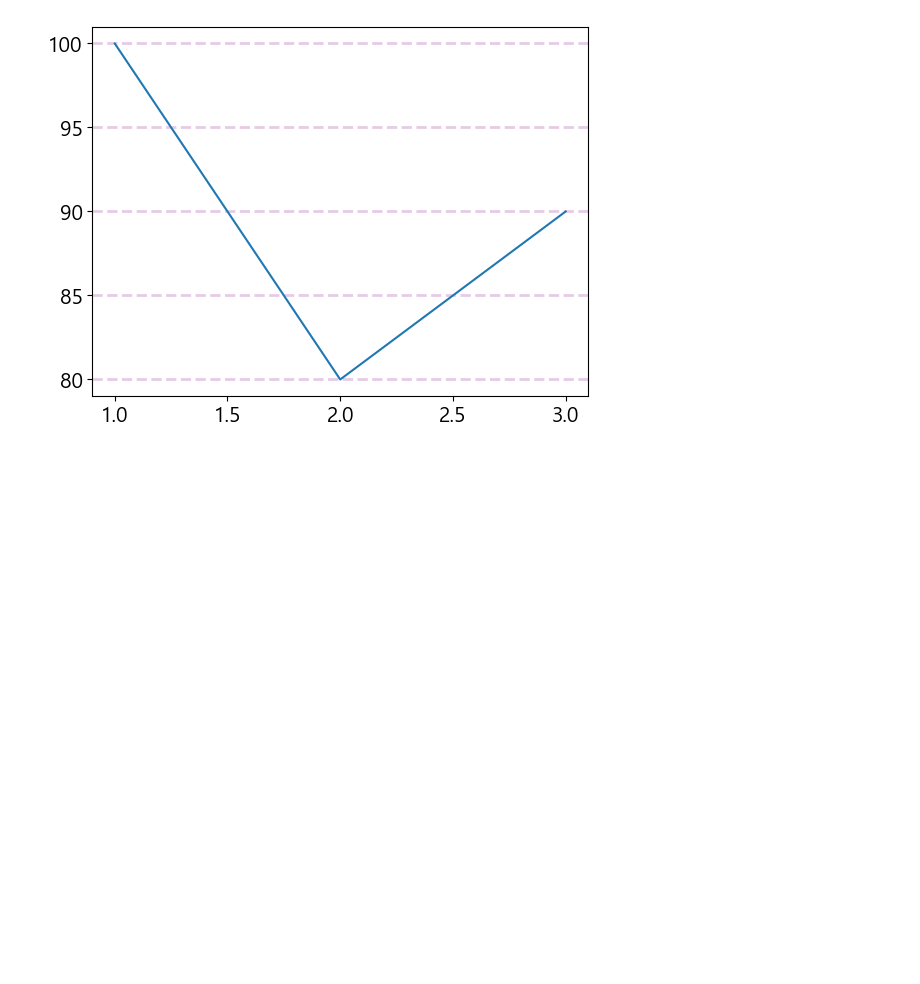
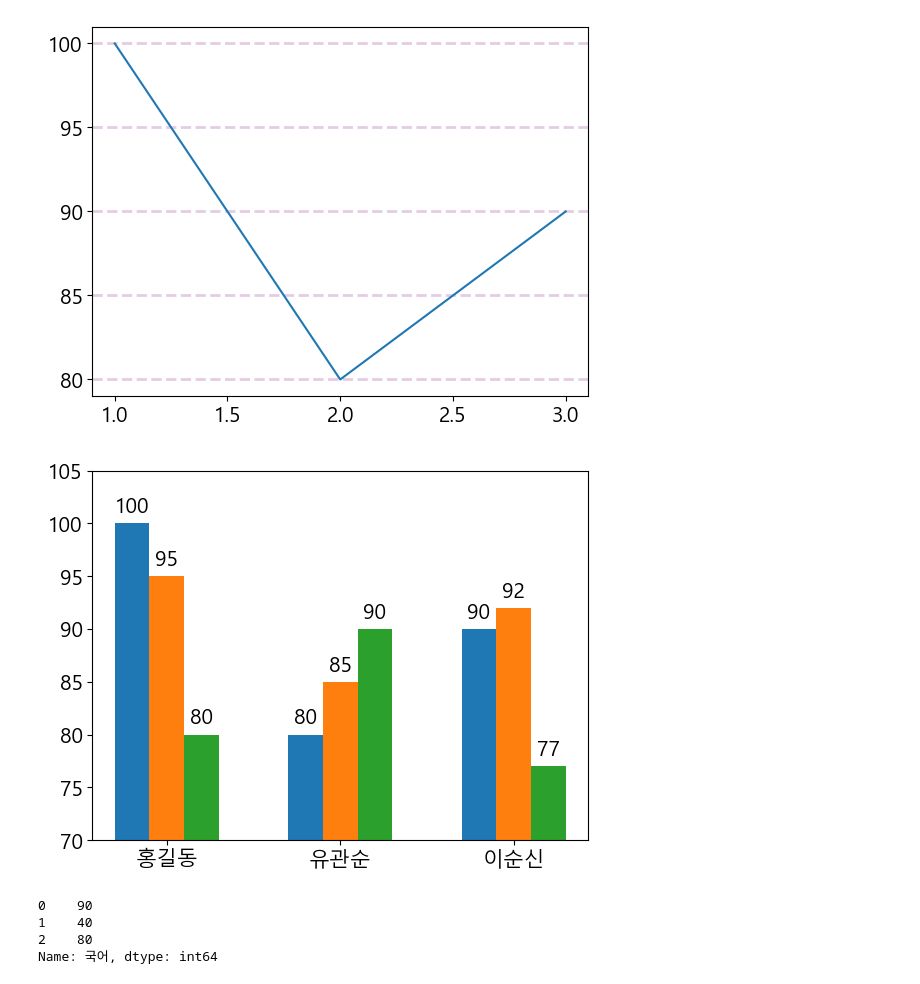
Before and after one commit to onulee/webdata, a Jupyter notebook: w0522/w0522_09.ipynb, the cells around one changed output. Cells and saved outputs as stored; diff of their text form; code cells hidden in the pictures; blank space fills up the shorter version.

```diff
--- a/w0522/w0522_09.ipynb
+++ b/w0522/w0522_09.ipynb
@@ -158,3 +158,30 @@ plt.grid(axis='y',color='purple',alpha=0.2,linestyle='--',linewidth=2)
 plt.show()
 # %% [output]
 [figure]
+# %%
+name = ['홍길동','유관순','이순신']
+# no = [1,2,3] # 리스트 타입
+no = np.arange(1,4) #numpy 배열형태로 적용
+kor = [100,80,90]
+eng = [95,85,92]
+math = [80,90,77]
+# %%
+# 3개의 막대 그래프를 출력하시오. grid : -- 색상은 검정 투명도0.1
+# 3개 막대 그래프 위에 점수를 출력하시오.
+
+colors = ['r','g','b']
+### width : 바의 사이즈 조절
+w=0.2
+# bar(x좌표,y좌표)
+bar = plt.bar(no-w,kor,width=0.2)
+plt.bar(no,eng,width=0.2)
+plt.bar(no+w,math,width=0.2)
+for i,v in enumerate(kor):
+    plt.text(no[i]-w,kor[i]+1,kor[i],ha='center')
+    plt.text(no[i],eng[i]+1,eng[i],ha='center')
+    plt.text(no[i]+w,math[i]+1,math[i],ha='center')
+plt.ylim(70,105)
+plt.xticks(no,name)  # x좌표 이동에 필요한 수치값을 no를 사용할수 있음.
+plt.show()
+# %% [output]
+[figure, added]
@@ -160,0 +193,7 @@ plt.show()
+# %%
+df['국어']
+# %% [output]
+0    90
+1    40
+2    80
+Name: 국어, dtype: int64
```
Also changed, not shown: parts of 2 cells of this notebook, 4 other files.
